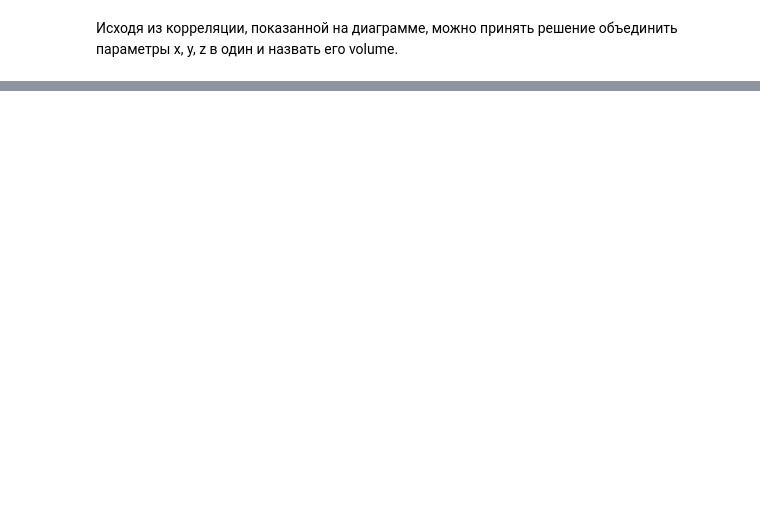
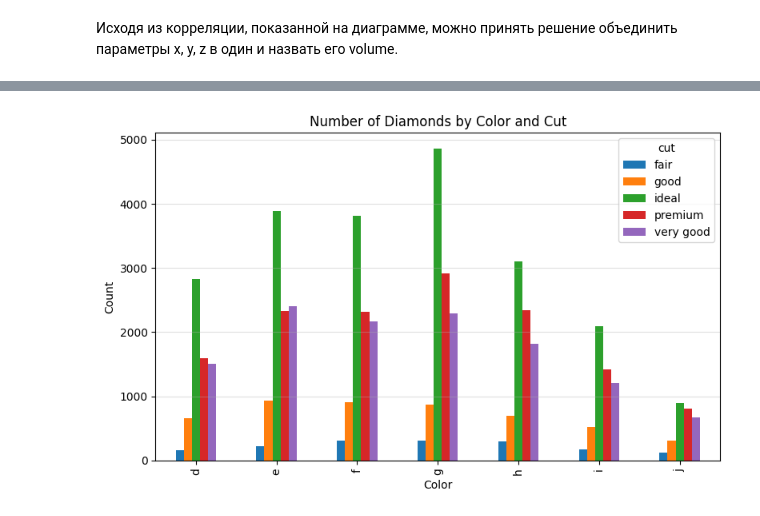
Before and after one commit to Lomikk/diamonds_data_analysis_practice-2025-Yashkov, a Jupyter notebook: diamonds_preprocessing_practice.ipynb, the cells around one changed output, grey strips where cells are left out. Drawn from its saved outputs; the diff is of its cells as text; code cells hidden in the pictures; blank space fills up the shorter version.

```diff
--- a/diamonds_preprocessing_practice.ipynb
+++ b/diamonds_preprocessing_practice.ipynb
@@ -923,0 +996,13 @@ plt.show()
+# %%
+#из Количество алмазов по цвету и типу огранки
+counts = df.pivot_table(index='color', columns='cut', values='price', aggfunc='count', observed=True)
+
+ax = counts.plot(kind='bar', figsize=(8, 5))
+ax.set_title('Number of Diamonds by Color and Cut')
+ax.set_xlabel('Color')
+ax.set_ylabel('Count')
+ax.grid(axis='y', alpha=.4)
+plt.tight_layout()
+plt.show()
+# %% [output]
+[figure, added]
```
Also changed, not shown: parts of 43 cells of this notebook.
